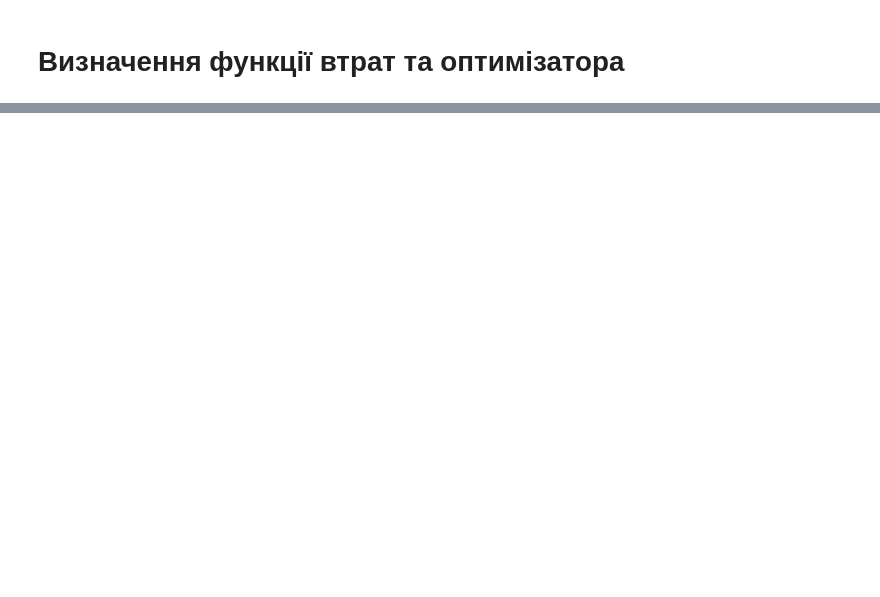
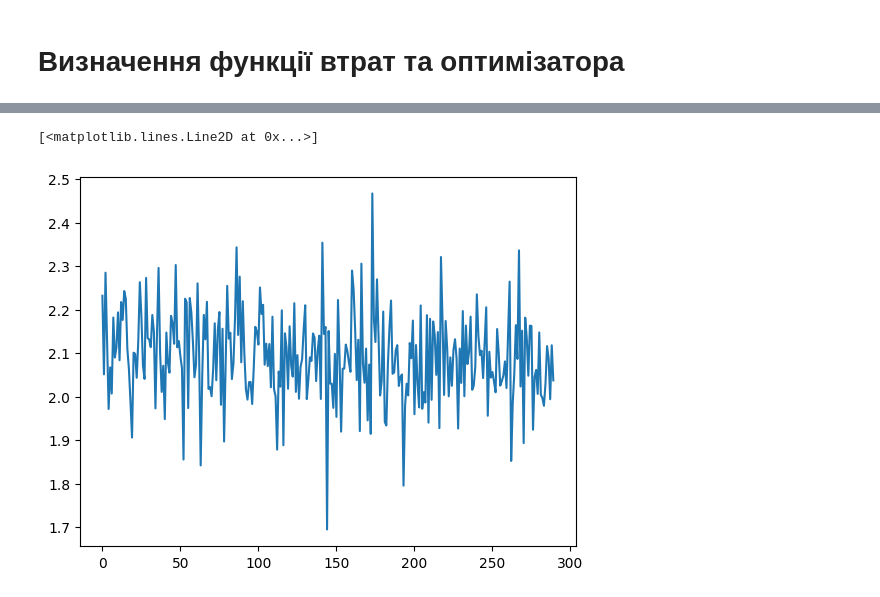
Before and after one commit to HalyshAnton/ITStep-AI, a Jupyter notebook: Neural_network.ipynb, the cells around one changed output, grey strips where cells are left out. Saved outputs shown, nothing was run; the diff lists cells and outputs as text; code cells hidden in the pictures; blank space fills up the shorter version.

Commit message:
Kaggle Notebook | Image classification | Version 20

```diff
--- a/Neural_network.ipynb
+++ b/Neural_network.ipynb
@@ -686,19 +609,14 @@ img.shape
 # %%
 from torch import nn
 
-
 model = nn.Sequential(
-    nn.Flatten(),
-    nn.Linear(64*64*3, 200),
+    nn.Flatten(),  # розвертає зображення в нейрони (3, 64, 64) -> (12288)
+    nn.Linear(12288, 200),
     nn.ReLU(),
-    nn.Linear(200, 64),
-    nn.LeakyReLU(),
-    nn.Linear(64, 32),
+    nn.Linear(200, 50),
     nn.ReLU(),
-    nn.Linear(32, 10)
-
+    nn.Linear(50, 10)
 )
 
 # підключення до процесора
 model = model.to(device)
-model
@@ -709,4 +640,7 @@ model
 loss_fn = nn.CrossEntropyLoss()
 
 # Оптимізатор (Adam) для оновлення ваг моделі
-optimizer = torch.optim.Adam(model.parameters(), lr=1e-3)
+optimizer = torch.optim.Adam(
+    model.parameters(),
+    lr=1e-4
+)
@@ -712,0 +654,5 @@ optimizer = torch.optim.Adam(model.parameters(), lr=1e-3)
+# %%
+for X_batch, y_batch in train_loader:
+    break
+
+X_batch.shape
@@ -715,24 +668,27 @@ import numpy as np
 
 
 epochs = 10 # кількість ітерацій для тренування
+losses = []
 
 for i in range(epochs):
     # навчанні на усіх даних
-    losses_ = []
-    for X_batch, y_batch in loader:
+    for X_batch, y_batch in train_loader:
         # підключення до процесора
         X_batch = X_batch.to(device)
         y_batch = y_batch.to(device)
 
+
         # навчання на одному пакеті
+        result = model(X_batch)
 
-        y_pred = model(X_batch)
-        loss = loss_fn(y_pred, y_batch)  # помилка яку треба зробити якомога меншою
-        losses_.append(loss.item())
+        # помилка яку треба зробити якомога меншою
+        loss = loss_fn(result, y_batch)
+        losses.append(loss.item())
+
 
         # рахуємо градієнти і застосовуємо оптимізатор
         loss.backward()
         optimizer.step()
         optimizer.zero_grad()
 
-    print(f"{i} -- {np.mean(losses_)}")
+    print(loss.item())
@@ -739,3 +706,10 @@ for i in range(epochs):
+# %%
+import matplotlib.pyplot as plt
+
+plt.plot(losses)
+# %% [output]
+[<matplotlib.lines.Line2D at 0x...>]
+[figure, added]
 # %% [markdown]
 # **Згортка: розкриття локальних моделей**
 
```
Also changed, not shown: parts of 25 cells of this notebook.
